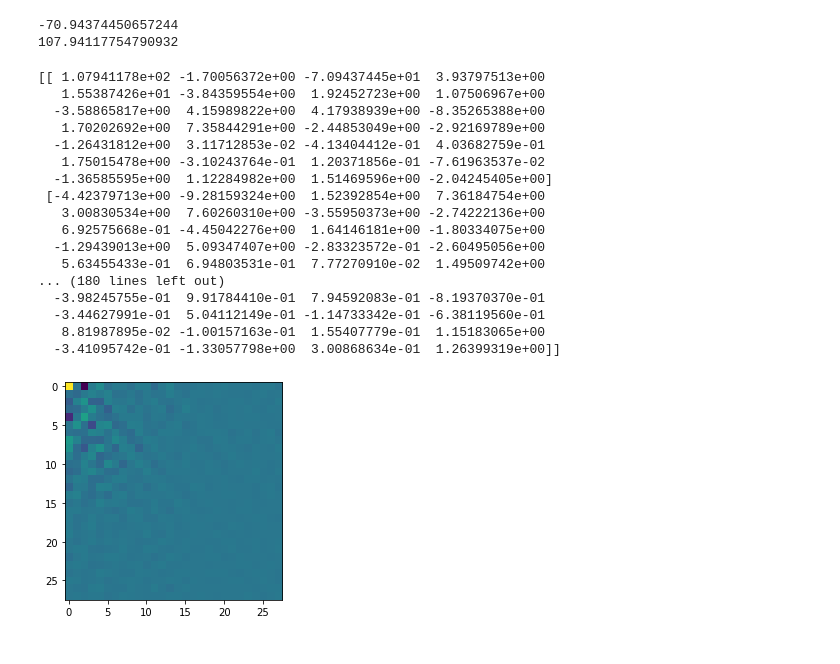
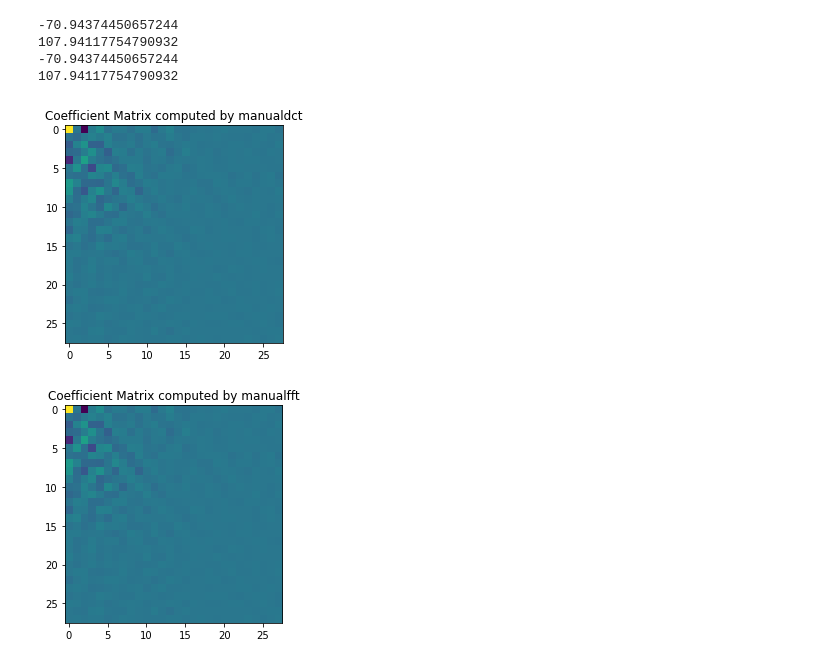
Before and after one commit to aranganath/Adversarial, a Jupyter notebook: dct_transform_implementation.ipynb, the cells around one changed output. Cells and saved outputs as stored; diff of their text form; code cells hidden in the pictures.

```diff
--- a/dct_transform_implementation.ipynb
+++ b/dct_transform_implementation.ipynb
@@ -23,3 +8,0 @@ def manualfft(image):
-# %%
-dctimage = manualfft(X_train[0].squeeze(0))
-dctimage.shape
@@ -27,0 +9,19 @@ dctimage.shape
+# %%
+# Let's do the fft manually and see what we get
+def manualfft(image):
+    dctimage = np.zeros(image.shape)
+    ksum = 0
+    N1 = image.shape[0]
+    N2 = image.shape[1]
+
+    mult1 = np.pi / N1
+    mult2 = np.pi / N2
+    for k1 in range(image.shape[0]):
+        for k2 in range(image.shape[1]):
+            for n1 in range(N1):
+                for n2 in range(N2):
+                    ksum += image[n1, n2]*np.cos(mult1*(n1+0.5)*k1)*np.cos(mult2*(n2+0.5)*k2)
+            dctimage[k1][k2] = ksum
+            ksum = 0
+
+    return dctimage
@@ -27,0 +65,4 @@ dctimage.shape
+# %%
+manualdctimage = manualdct(X_train[0].squeeze(0))
+# %%
+manualfftimage = manualfft(X_train[0].squeeze(0))
@@ -28,32 +84,21 @@ dctimage.shape
 # %%
-print(dctimage.min())
-print(dctimage.max())
+print(manualdctimage.min())
+print(manualdctimage.max())
+print(manualfftimage.min())
+print(manualfftimage.max())
 # %% [output]
 -70.94374450657244
 107.94117754790932
+-70.94374450657244
+107.94117754790932
-# %%
-print(dctimage)
-# %% [output]
-[[ 1.07941178e+02 -1.70056372e+00 -7.09437445e+01  3.93797513e+00
-   1.55387426e+01 -3.84359554e+00  1.92452723e+00  1.07506967e+00
-  -3.58865817e+00  4.15989822e+00  4.17938939e+00 -8.35265388e+00
-   1.70202692e+00  7.35844291e+00 -2.44853049e+00 -2.92169789e+00
-  -1.26431812e+00  3.11712853e-02 -4.13404412e-01  4.03682759e-01
-   1.75015478e+00 -3.10243764e-01  1.20371856e-01 -7.61963537e-02
-  -1.36585595e+00  1.12284982e+00  1.51469596e+00 -2.04245405e+00]
- [-4.42379713e+00 -9.28159324e+00  1.52392854e+00  7.36184754e+00
-   3.00830534e+00  7.60260310e+00 -3.55950373e+00 -2.74222136e+00
-   6.92575668e-01 -4.45042276e+00  1.64146181e+00 -1.80334075e+00
-  -1.29439013e+00  5.09347407e+00 -2.83323572e-01 -2.60495056e+00
-   5.63455433e-01  6.94803531e-01  7.77270910e-02  1.49509742e+00
-... (180 lines left out)
-  -3.98245755e-01  9.91784410e-01  7.94592083e-01 -8.19370370e-01
-  -3.44627991e-01  5.04112149e-01 -1.14733342e-01 -6.38119560e-01
-   8.81987895e-02 -1.00157163e-01  1.55407779e-01  1.15183065e+00
-  -3.41095742e-01 -1.33057798e+00  3.00868634e-01  1.26399319e+00]]
 # %%
-idx = 5000
-plt.imshow(((dctimage - dctimage.min()) / (dctimage.max() - dctimage.min())).reshape((28,28))) # Matrix values scaled for visualization
+plt.imshow((manualdctimage - manualdctimage.min()) / (manualdctimage.max() - manualdctimage.min()))
+plt.title("Coefficient Matrix computed by manualdct")
 plt.show()
+
+plt.imshow((manualfftimage - manualfftimage.min()) / (manualfftimage.max() - manualfftimage.min()))
+plt.title("Coefficient Matrix computed by manualfft")
+plt.show()
 # %% [output]
-[figure, old version]
+[figure, new version]
+[figure, added]
```
Also changed, not shown: parts of 10 cells of this notebook, 3 other files.
